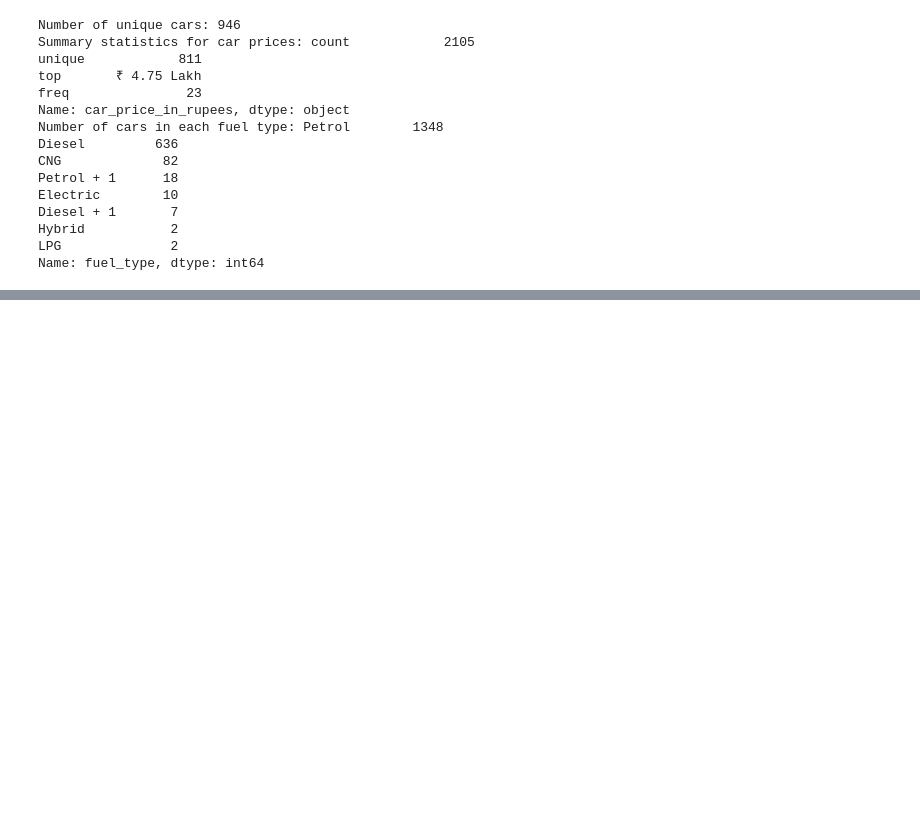
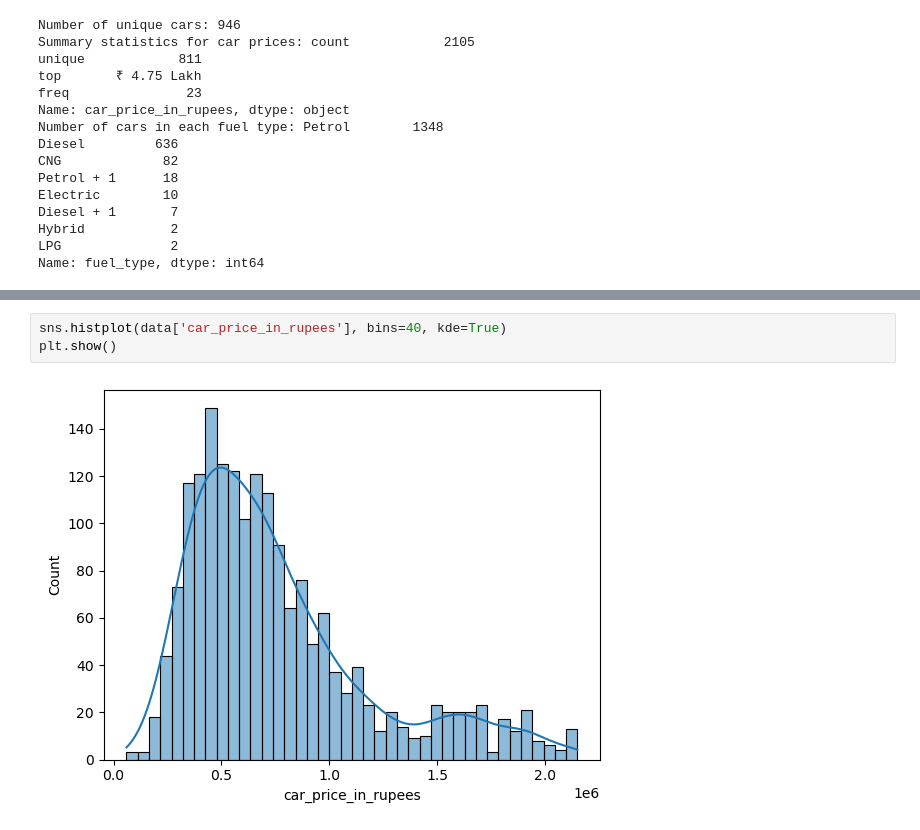
Before and after one commit to YannSko/Portfollio, a Jupyter notebook: Analysis Marketting/Prediction/Cars/car.ipynb, the cells around one changed output, grey strips where cells are left out. Saved outputs shown, nothing was run; the diff lists cells and outputs as text; blank space fills up the shorter version.

```diff
--- a/Analysis Marketting/Prediction/Cars/car.ipynb
+++ b/Analysis Marketting/Prediction/Cars/car.ipynb
@@ -53,0 +313,5 @@ Name: fuel_type, dtype: int64
+# %%
+sns.histplot(data['car_price_in_rupees'], bins=40, kde=True)
+plt.show()
+# %% [output]
+[figure, added]
```
Also changed, not shown: parts of 48 cells of this notebook.
